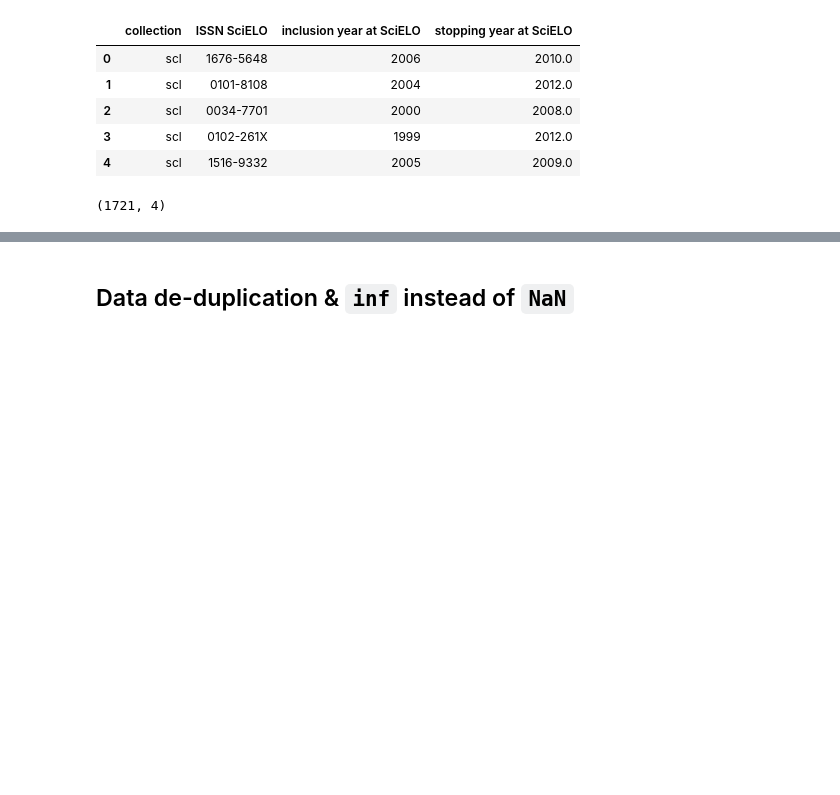
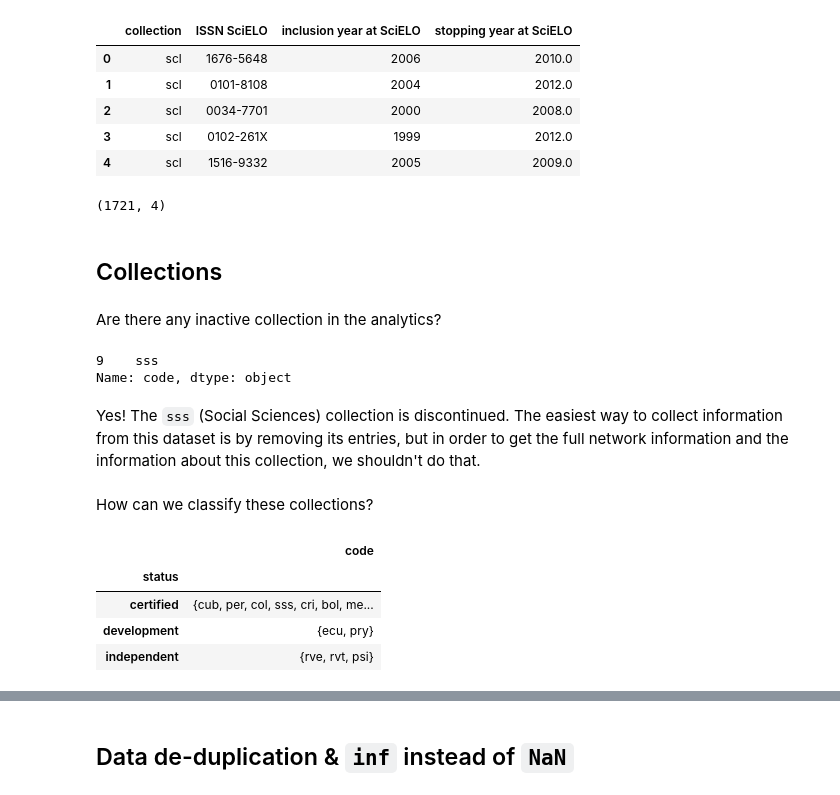
Before and after one commit to scieloorg/scielo20gt6, a Jupyter notebook: active_journals.ipynb, the cells around one changed output, grey strips where cells are left out. Cells and saved outputs as stored; diff of their text form; code cells hidden in the pictures; blank space fills up the shorter version.

```diff
--- a/active_journals.ipynb
+++ b/active_journals.ipynb
@@ -82,3 +82,30 @@ journals[columns].head()
 journals[columns].shape
 # %% [output]
 (1721, 4)
+# %% [markdown]
+## Collections
+# %% [markdown]
+Are there any inactive collection in the analytics?
+# %%
+collections_info = pd.read_json("http://articlemeta.scielo.org/api/v1/collection/identifiers/")
+collections_info[collections_info["has_analytics"] & ~collections_info["is_active"]].code
+# %% [output]
+9    sss
+Name: code, dtype: object
+# %% [markdown]
+Yes! The `sss` (Social Sciences) collection is discontinued.
+The easiest way to collect information from this dataset
+is by removing its entries,
+but in order to get the full network information
+and the information about this collection,
+we shouldn't do that.
+# %% [markdown]
+How can we classify these collections?
+# %%
+collections_info[collections_info["has_analytics"]].groupby("status").aggregate({"code": set})
+# %% [output]
+|  | code |
+| status |  |
+| certified | {cub, per, col, sss, cri, bol, me... |
+| development | {ecu, pry} |
+| independent | {rve, rvt, psi} |
```
Also changed, not shown: parts of 5 cells of this notebook.
